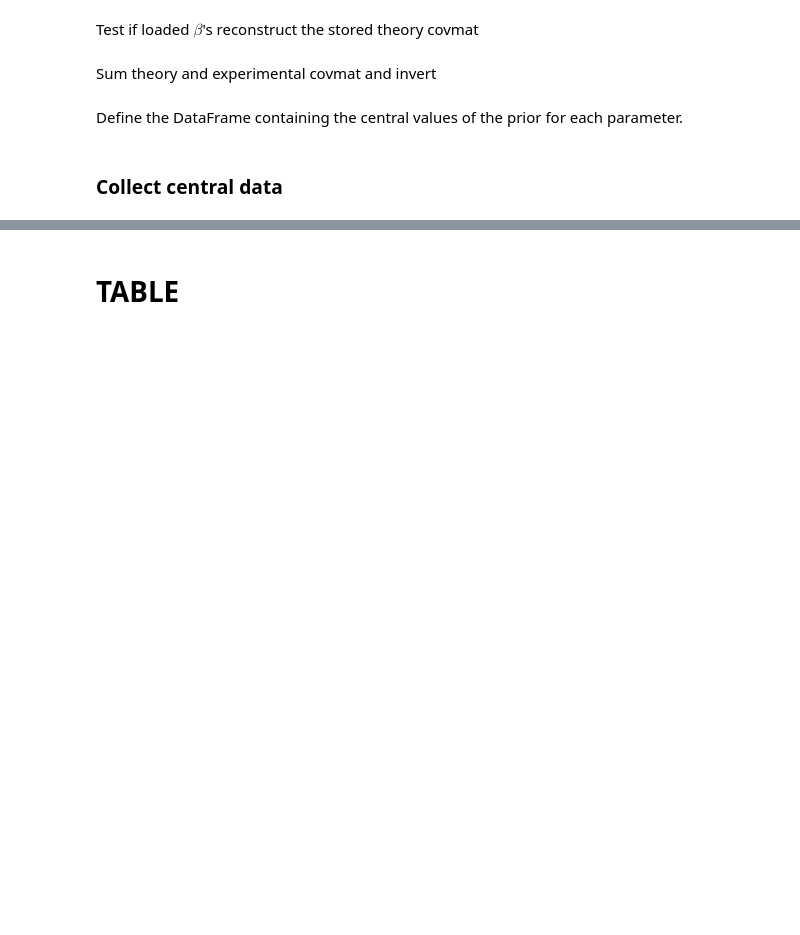
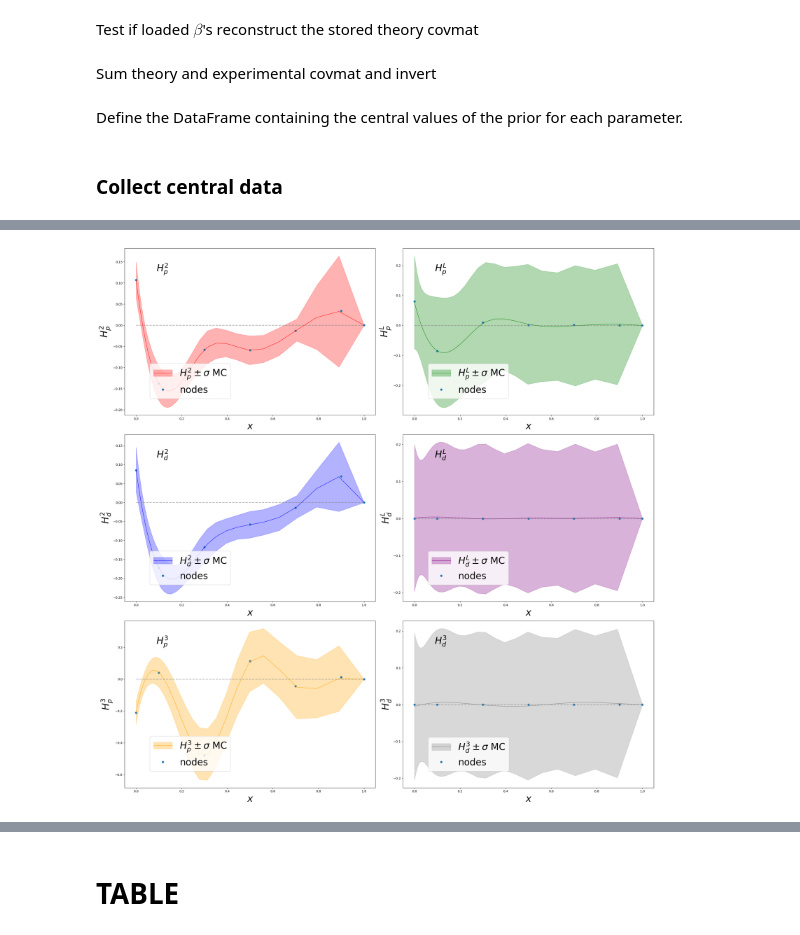
Before and after one commit to RoyStegeman/higher_twist, a Jupyter notebook: higher_twist/higher_twist_tcm.ipynb, the cells around one changed output, grey strips where cells are left out. Cells and saved outputs as stored; diff of their text form; code cells hidden in the pictures; blank space fills up the shorter version.

```diff
--- a/higher_twist/higher_twist_tcm.ipynb
+++ b/higher_twist/higher_twist_tcm.ipynb
@@ -15,5 +13,5 @@ from nnpdf_data import legacy_to_new_map
 # %%
-fitname = "250116-ac-03-pc-mhou-nopos-tcm"
+fitname = "250120-ac-04-pc-tcm"
 thcovmat_dict = API.fit(fit=fitname).as_input()["theorycovmatconfig"]
 pc_parameters = thcovmat_dict['pc_parameters']
 covmat_pdf = thcovmat_dict['pdf']
@@ -202,14 +228,23 @@ from ht_utlis import H2_minus_abmp, H2_plus_abmp, Ht_minus_abmp, Ht_plus_abmp, H
 # %%
-fig, axs = plt.subplots(nrows=3, ncols=2, figsize=(25, 25))
+if len(pc_parameters) == 6:
+  fig, axs = plt.subplots(nrows=3, ncols=2, figsize=(25, 25))
+  colors = ["red", "green", "blue", "purple", "orange", "grey"]
+  keys = ["H2p", "HLp", "H2d", "HLd", "H3p", "H3d"]
+elif len(pc_parameters) == 7:
+  fig, axs = plt.subplots(nrows=4, ncols=2, figsize=(25, 25))
+  colors = ["red", "green", "blue", "purple", "orange", "grey", "brown"]
+  keys = ["H2p", "HLp", "H2d", "HLd", "H3p", "H3d", "Hj"]
+else:
+  raise ValueError()
+
 color = 'lightblue'
 legends = []
 legend_names = []
-colors = ["red", "green", "blue", "purple", "orange", "grey"]
-abmp = True
+abmp = False
 
 xv = np.logspace(-5, -0.0001, 100)
 
-for idx_ax, (ax, key, color) in enumerate(zip(axs.flatten(), ["H2p", "HLp", "H2d", "HLd", "H3p", "H3d"], colors)):
+for idx_ax, (ax, key, color) in enumerate(zip(axs.flatten(), keys, colors)):
   htf = HT(xv, key)
   central = htf.mean(axis=1)
   std = htf.std(axis=1)
@@ -238,33 +273,35 @@ for ax in axs.flatten():
 
 fig.tight_layout()
 fig.savefig(save_dir + "/ht_plots_linear.png")
 
 for ax in axs.flatten():
   ax.set_xscale('log')
 
 if abmp:
   axs[0][0].plot(xv, H_2_abmp(xv), ls = "-", lw = 1, color = 'blue', label="ABMP")
   axs[0][0].fill(np.NaN, np.NaN, color = 'blue', alpha = 0.3) # Necessary for fancy legend
   axs[0][0].fill_between(xv, H2_plus_abmp(xv), H2_minus_abmp(xv), color = 'blue', alpha = 0.3)
   axs[0][0].text(0.4, 0.9, "ABMP",transform=axs[0][0].transAxes, fontsize=40, color="blue")
 
   #HL_abmp = H_L(xv, H_2_abmp(xv), H_T_abmp(xv))
   #axs[0][1].plot(xv, HL_abmp, ls = "-", lw = 1, color = 'blue')
   #axs[0][1].fill(np.NaN, np.NaN, color = 'blue', alpha = 0.3) # Necessary for fancy legend
   #axs[0][1].fill_between(xv,
   #                       np.add(H2_plus_abmp(xv), -np.power(xv, 0.05) * Ht_plus_abmp(xv)),
   #                       np.add(H2_minus_abmp(xv), -np.power(xv, 0.05) * Ht_minus_abmp(xv)),
   #                       color = 'blue', alpha = 0.3)
   #axs[0][1].text(0.7, 0.9, "ABMP",transform=axs[0][1].transAxes, fontsize=40, color="blue")
 
 fig.tight_layout()
 fig.savefig(save_dir + "/comparison_abmp.png")
 
 for ax in axs.flatten():
   ax.set_xscale('linear')
 
 fig.tight_layout()
 fig.savefig(save_dir + "/comparison_abmp_linear.png")
+# %% [output]
+[figure, added]
 # %%
 fig_matmap = plot_covmat_heatmap(P_tilde, "")
 
```
Also changed, not shown: parts of 13 cells of this notebook, 1 other file.
